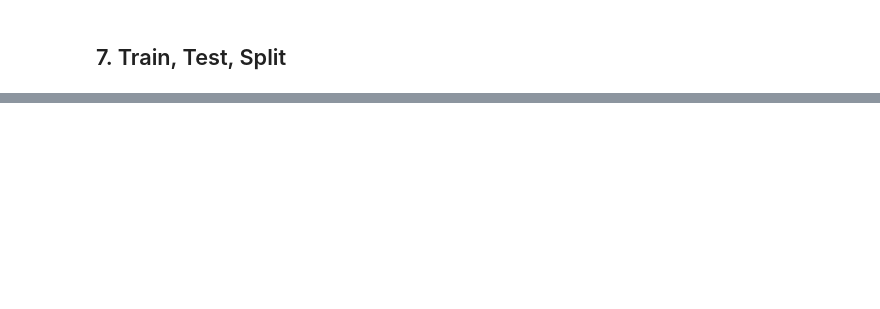
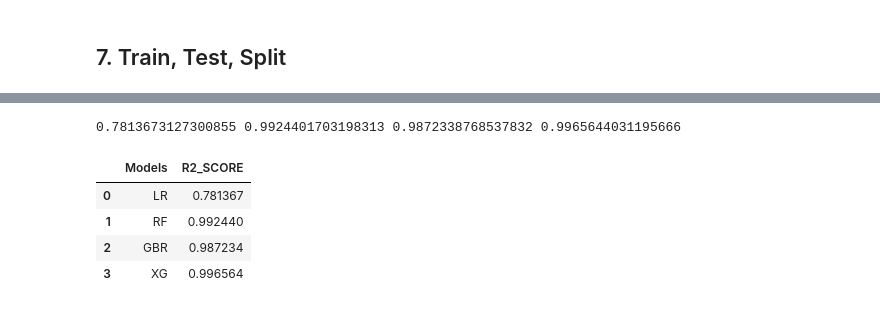
Before and after one commit to Bloomy-Bangkit/bloomy-price-predictor, a Jupyter notebook: pricepredictor.ipynb, the cells around one changed output, grey strips where cells are left out. Drawn from its saved outputs; the diff is of its cells as text; code cells hidden in the pictures; blank space fills up the shorter version.

Commit message:
Using some ML regression library

```diff
--- a/pricepredictor.ipynb
+++ b/pricepredictor.ipynb
@@ -322,0 +150,12 @@ plt.xlim(0, 50)
+# %%
+lr = LinearRegression()
+lr.fit(X_train,y_train)
+
+rf = RandomForestRegressor()
+rf.fit(X_train,y_train)
+
+xgb = GradientBoostingRegressor()
+xgb.fit(X_train,y_train)
+
+xg = XGBRegressor()
+xg.fit(X_train,y_train)
@@ -322,0 +174,5 @@ plt.xlim(0, 50)
+# %%
+y_pred1 = lr.predict(X_test)
+y_pred2 = rf.predict(X_test)
+y_pred3 = xgb.predict(X_test)
+y_pred4 = xg.predict(X_test)
@@ -388,0 +186,15 @@ plt.show()
+# %%
+print(score1,score2,score3,score4)
+# %% [output]
+0.7813673127300855 0.9924401703198313 0.9872338768537832 0.9965644031195666
+# %%
+final_data = pd.DataFrame({'Models':['LR','RF','GBR','XG'],
+             "R2_SCORE":[score1,score2,score3,score4]})
+# %%
+final_data
+# %% [output]
+|  | Models | R2_SCORE |
+| 0 | LR | 0.781367 |
+| 1 | RF | 0.992440 |
+| 2 | GBR | 0.987234 |
+| 3 | XG | 0.996564 |
```
Also changed, not shown: parts of 48 cells of this notebook.
